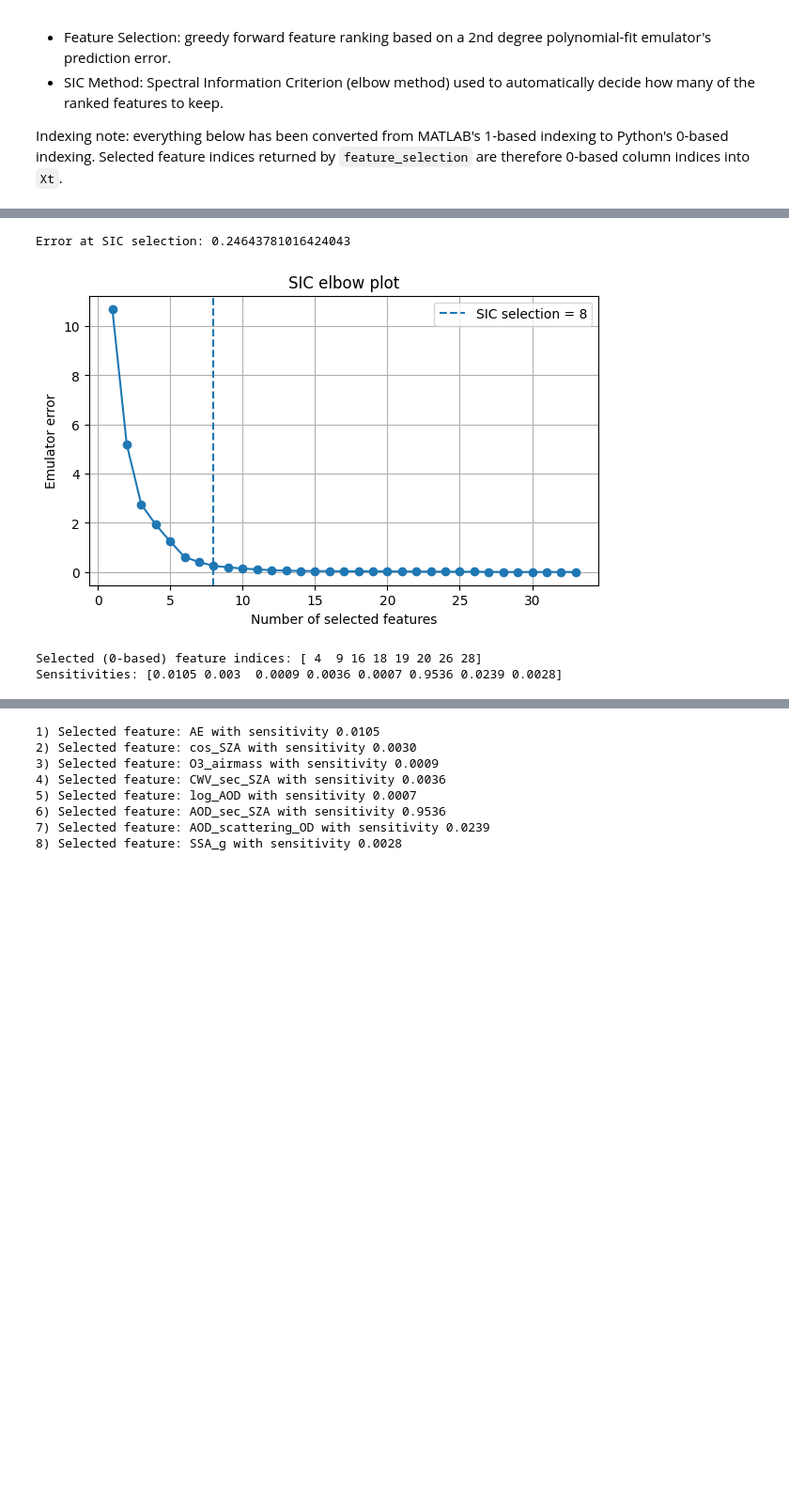
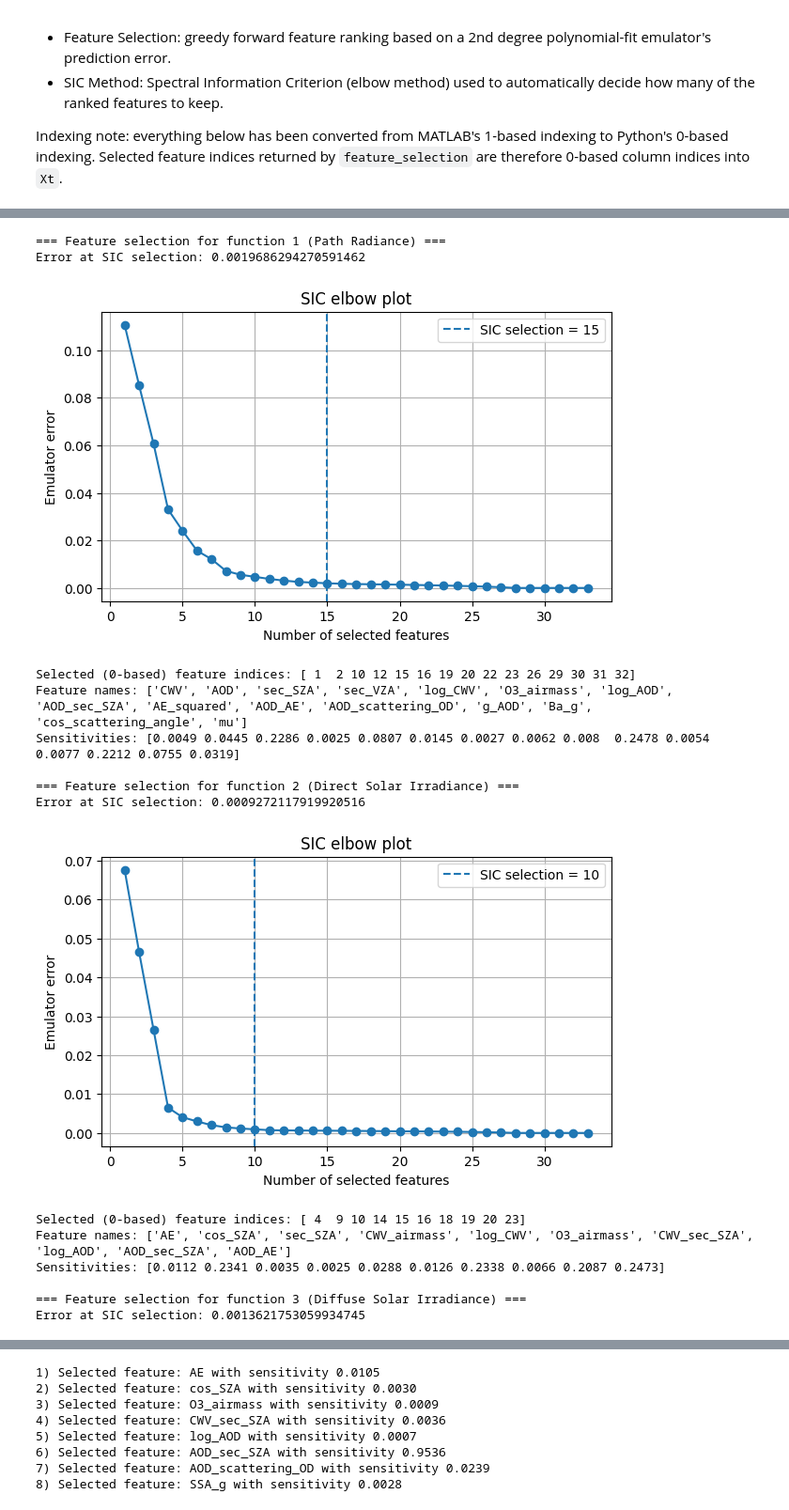
Before and after one commit to Teolul/Masters_Thesis, a Jupyter notebook: nn_feature_selection.ipynb, the cells around one changed output, grey strips where cells are left out. Shown at 94% size. Cells and saved outputs as stored; diff of their text form; code cells hidden in the pictures; blank space fills up the shorter version.

Commit message:
progress with feature selection

```diff
--- a/nn_feature_selection.ipynb
+++ b/nn_feature_selection.ipynb
@@ -234,7 +235,6 @@ def build_physics_features(X, eps=1e-8):
         "mu",
     ]
 
-
     X_expanded = np.column_stack(features)
     return X_expanded, feature_names
 
@@ -242,6 +242,8 @@ X_expanded, feature_names = build_physics_features(X)
 print(f"X expanded shape: {X_expanded.shape}\n")
 
 X_tr_expanded, X_val_expanded, X_test_expanded, Y_tr, Y_val, Y_test = utils.train_val_test_split(X_expanded, Y_resh, wavelengths, verbose=True)
+x_scaler, X_tr_expanded_scaled, X_val_expanded_scaled = utils.scale_input_data(X_tr_expanded, X_val_expanded, scale_type="minmax")
+y_scalers, Y_tr_scaled, Y_val_scaled = utils.scale_output_data(Y_tr, Y_val, scale_type="minmax")
 # %% [output]
 X expanded shape: (500, 33)
 
@@ -431,39 +438,73 @@ class FeatureSelectionEmulator:
         plt.plot(np.arange(1,len(feat_err)+1), feat_err, marker='o')
 
         plt.axvline(idfeat, linestyle='--', label=f'SIC selection = {idfeat}')
 
         plt.xlabel("Number of selected features")
         plt.ylabel("Emulator error")
         plt.title("SIC elbow plot")
         plt.legend()
         plt.grid(True)
 
         plt.show()
 
 
 def quadratic_polyfit_interp(X_train, Y_train, X_query, method):
 
     # X_train is (n_features, n_samples)
     X_train = X_train.T
     X_query = X_query.T
 
     poly = PolynomialFeatures(degree=2, include_bias=True)
 
     X_train_poly = poly.fit_transform(X_train)
     X_query_poly = poly.transform(X_query)
 
     model = LinearRegression()
+
+    #print(Y_train.shape)
     model.fit(X_train_poly, Y_train)
-
     return model.predict(X_query_poly)
 
-emu = FeatureSelectionEmulator(kernel='none', interp_func=quadratic_polyfit_interp)
-features, w = emu.feature_selection(X_tr_expanded, Y_tr.reshape(Y_tr.shape[0], -1), plotting=True)
+n_functions = Y_tr.shape[1]
+all_features = []
+all_weights = []
+for f_idx in range(n_functions):
+    print(f"\n=== Feature selection for function {f_idx+1} ({globals.function_names_plots[f_idx] if f_idx < len(function_names) else f_idx}) ===")
 
-print("Selected (0-based) feature indices:", features)
-print("Sensitivities:", w)
+    Y_tr_f = Y_tr_scaled[:, f_idx, :]  # shape (n_samples, n_wavelengths)
+
+    emu = FeatureSelectionEmulator(kernel='none', interp_func=quadratic_polyfit_interp)
+    features_f, w_f = emu.feature_selection(X_tr_expanded_scaled, Y_tr_f, plotting=True)
+
+    print(f"Selected (0-based) feature indices: {features_f}")
+    print(f"Feature names: {[feature_names[i] for i in features_f]}")
+    print(f"Sensitivities: {w_f}")
+
+    all_features.append(features_f)
+    all_weights.append(w_f)
+
+print("\n=== Summary ===")
+width = max(len(name) for name in globals.function_names_plots)
+for f_idx in range(n_functions):
+    features = ", ".join(feature_names[i] for i in all_features[f_idx])
+    print(f"{globals.function_names_plots[f_idx]:<{width}} : [{features}]")
+
+with open("all_selected_features.pkl", "wb") as f:
+    pickle.dump({"all_selected_features": all_features, "all_features_weights": all_weights}, f)
 # %% [output]
-Error at SIC selection: 0.24643781016424043
+=== Feature selection for function 1 (Path Radiance) ===
+Error at SIC selection: 0.0019686294270591462
-[figure, old version]
+[figure, new version]
-Selected (0-based) feature indices: [ 4  9 16 18 19 20 26 28]
-Sensitivities: [0.0105 0.003  0.0009 0.0036 0.0007 0.9536 0.0239 0.0028]
+Selected (0-based) feature indices: [ 1  2 10 12 15 16 19 20 22 23 26 29 30 31 32]
+Feature names: ['CWV', 'AOD', 'sec_SZA', 'sec_VZA', 'log_CWV', 'O3_airmass', 'log_AOD', 'AOD_sec_SZA', 'AE_squared', 'AOD_AE', 'AOD_scattering_OD', 'g_AOD', 'Ba_g', 'cos_scattering_angle', 'mu']
+Sensitivities: [0.0049 0.0445 0.2286 0.0025 0.0807 0.0145 0.0027 0.0062 0.008  0.2478 0.0054 0.0077 0.2212 0.0755 0.0319]
+
+=== Feature selection for function 2 (Direct Solar Irradiance) ===
+Error at SIC selection: 0.0009272117919920516
+[figure, added]
+Selected (0-based) feature indices: [ 4  9 10 14 15 16 18 19 20 23]
+Feature names: ['AE', 'cos_SZA', 'sec_SZA', 'CWV_airmass', 'log_CWV', 'O3_airmass', 'CWV_sec_SZA', 'log_AOD', 'AOD_sec_SZA', 'AOD_AE']
+Sensitivities: [0.0112 0.2341 0.0035 0.0025 0.0288 0.0126 0.2338 0.0066 0.2087 0.2473]
+
+=== Feature selection for function 3 (Diffuse Solar Irradiance) ===
+Error at SIC selection: 0.0013621753059934745
```
Also changed, not shown: parts of 6 cells of this notebook, 7 other files.
